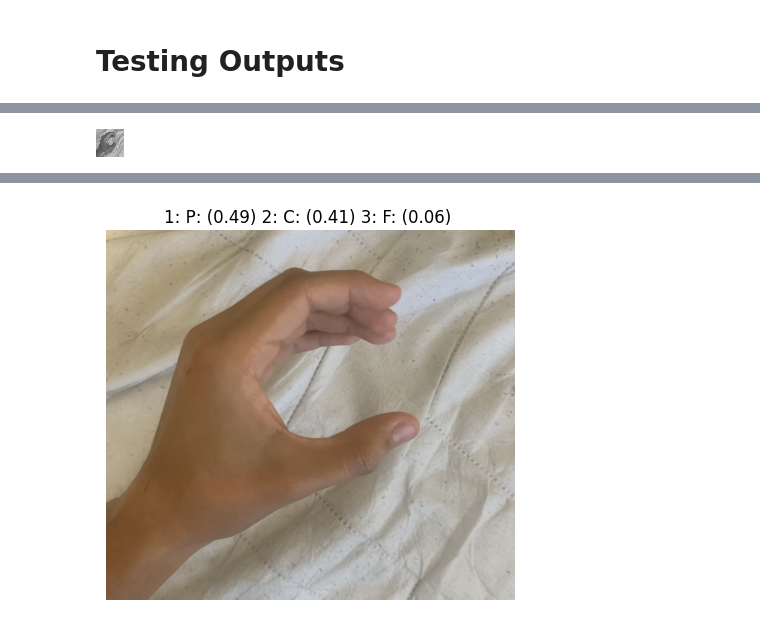
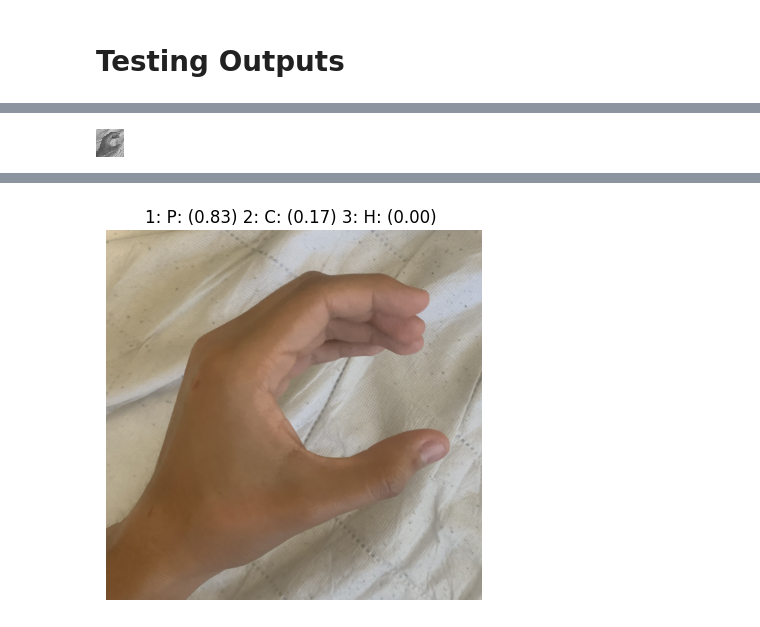
Before and after one commit to joestrada1022/ASL_CNN_Model, a Jupyter notebook: ASL_Model.ipynb, the cells around one changed output, grey strips where cells are left out. Drawn from its saved outputs; the diff is of its cells as text; code cells hidden in the pictures.

Commit message:
Re-trained model resulting in higher non-dataset image accuracy

```diff
--- a/ASL_Model.ipynb
+++ b/ASL_Model.ipynb
@@ -361,8 +371,6 @@ MODEL ACCURACY = 99.92779493331909%
 def get_prediction(image_path: str, Model, num_pred: int = 3):
   hand = cv2.imread(image_path)
   gray = cv2.cvtColor(hand, cv2.COLOR_BGR2GRAY)
-  gray = cv2.GaussianBlur(gray, (5, 5), 15)
-  gray = cv2.threshold(gray, 0, 255, cv2.THRESH_BINARY + cv2.THRESH_OTSU)[1]
 
   reshaped = cv2.resize(gray, (28, 28))
   cv2_imshow(reshaped)
@@ -403,4 +411,4 @@ get_prediction('joshY.jpg', model)
 # %%
-get_prediction('joshC.jpg', model)
+get_prediction('/dataset/joshC.jpg', model)
 # %% [output]
 [figure]
@@ -408,2 +416,2 @@ get_prediction('joshC.jpg', model)
-[figure, old version]
+[figure, new version]
 # %%
```
Also changed, not shown: parts of 15 cells of this notebook.
